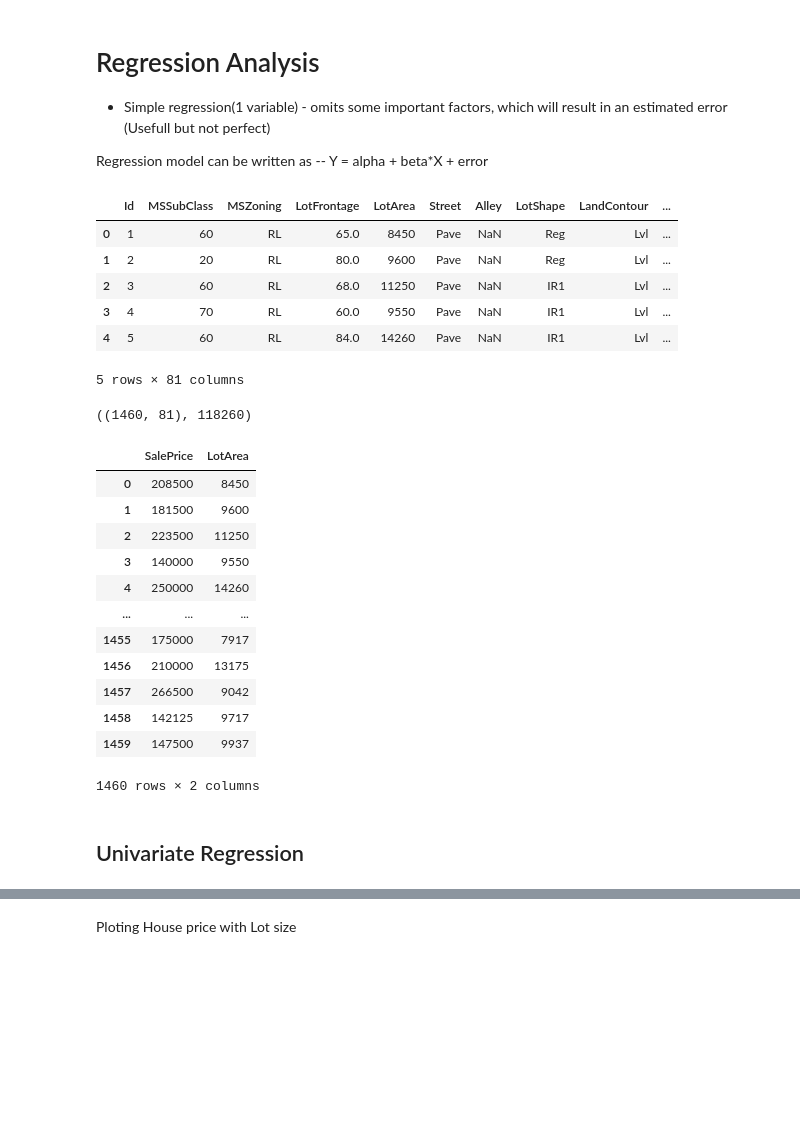
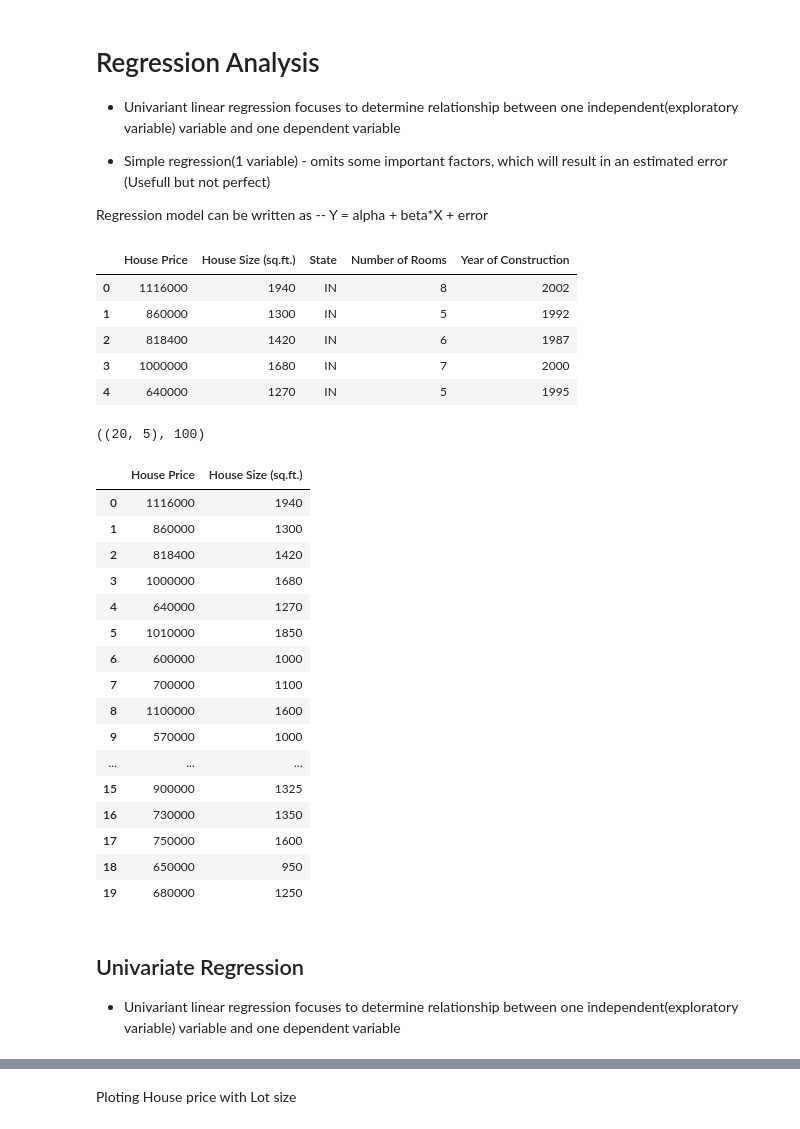
Before and after one commit to rkstu/finance-and-stock-data-analysis, a Jupyter notebook: 4. Regression Analysis.ipynb, the cells around one changed output, grey strips where cells are left out. Drawn from its saved outputs; the diff is of its cells as text; code cells hidden in the pictures; blank space fills up the shorter version.

```diff
--- a/4. Regression Analysis.ipynb
+++ b/4. Regression Analysis.ipynb
@@ -1,5 +1,6 @@
 # %% [markdown]
 # Regression Analysis
+- Univariant linear regression focuses to determine relationship between one independent(exploratory variable) variable and one dependent variable
 
 - Simple regression(1 variable) - omits some important factors, which will result in an estimated error (Usefull but not perfect)
 
@@ -15,36 +16,40 @@ import statsmodels.api as sm
 
 import matplotlib.pyplot as plt
 # %%
-data = pd.read_csv('data/Housing.csv')
+data = pd.read_excel('data/Housing.xlsx')
 data.head()
 # %% [output]
-|  | Id | MSSubClass | MSZoning | LotFrontage | LotArea | Street | Alley | LotShape | LandContour | ... |
-| 0 | 1 | 60 | RL | 65.0 | 8450 | Pave | NaN | Reg | Lvl | ... |
-| 1 | 2 | 20 | RL | 80.0 | 9600 | Pave | NaN | Reg | Lvl | ... |
-| 2 | 3 | 60 | RL | 68.0 | 11250 | Pave | NaN | IR1 | Lvl | ... |
-| 3 | 4 | 70 | RL | 60.0 | 9550 | Pave | NaN | IR1 | Lvl | ... |
-| 4 | 5 | 60 | RL | 84.0 | 14260 | Pave | NaN | IR1 | Lvl | ... |
+|  | House Price | House Size (sq.ft.) | State | Number of Rooms | Year of Construction |
+| 0 | 1116000 | 1940 | IN | 8 | 2002 |
+| 1 | 860000 | 1300 | IN | 5 | 1992 |
+| 2 | 818400 | 1420 | IN | 6 | 1987 |
+| 3 | 1000000 | 1680 | IN | 7 | 2000 |
+| 4 | 640000 | 1270 | IN | 5 | 1995 |
-5 rows × 81 columns
 # %%
 data.shape, data.size
 # %% [output]
-((1460, 81), 118260)
+((20, 5), 100)
 # %%
-data[['SalePrice', 'LotArea']]
+data[['House Price', 'House Size (sq.ft.)']]
 # %% [output]
-|  | SalePrice | LotArea |
-| 0 | 208500 | 8450 |
-| 1 | 181500 | 9600 |
-| 2 | 223500 | 11250 |
-| 3 | 140000 | 9550 |
-| 4 | 250000 | 14260 |
+|  | House Price | House Size (sq.ft.) |
+| 0 | 1116000 | 1940 |
+| 1 | 860000 | 1300 |
+| 2 | 818400 | 1420 |
+| 3 | 1000000 | 1680 |
+| 4 | 640000 | 1270 |
+| 5 | 1010000 | 1850 |
+| 6 | 600000 | 1000 |
+| 7 | 700000 | 1100 |
+| 8 | 1100000 | 1600 |
+| 9 | 570000 | 1000 |
 | ... | ... | ... |
-| 1455 | 175000 | 7917 |
-| 1456 | 210000 | 13175 |
-| 1457 | 266500 | 9042 |
-| 1458 | 142125 | 9717 |
-| 1459 | 147500 | 9937 |
+| 15 | 900000 | 1325 |
+| 16 | 730000 | 1350 |
+| 17 | 750000 | 1600 |
+| 18 | 650000 | 950 |
+| 19 | 680000 | 1250 |
-1460 rows × 2 columns
 # %% [markdown]
 ## Univariate Regression
+- Univariant linear regression focuses to determine relationship between one independent(exploratory variable) variable and one dependent variable
 # %%
```
Also changed, not shown: parts of 21 cells of this notebook, 4 other files.
